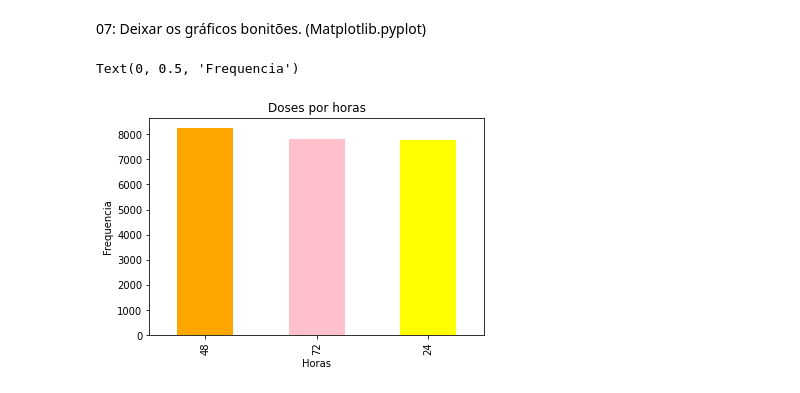
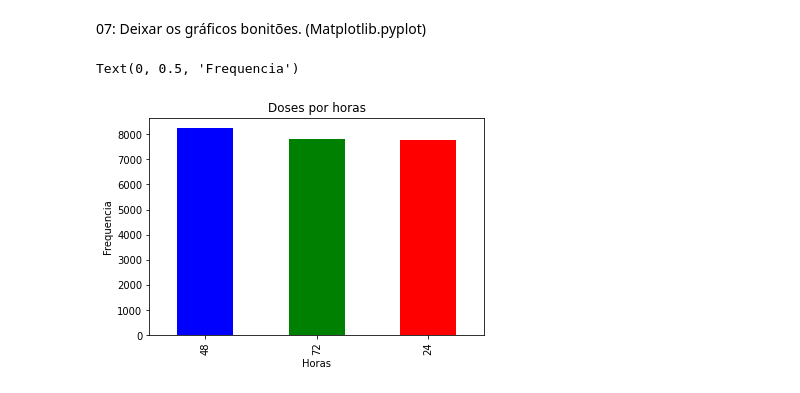
Before and after one commit to pachecodt/DataScience_Bio, a Jupyter notebook: Task_01.ipynb, the cells around one changed output. Saved outputs shown, nothing was run; the diff lists cells and outputs as text; code cells hidden in the pictures.

Commit message:
Fix chart

```diff
--- a/Task_01.ipynb
+++ b/Task_01.ipynb
@@ -405,10 +406,10 @@ dados
 # %% [markdown]
 07: Deixar os gráficos bonitões. (Matplotlib.pyplot)
 # %%
-dados['tempo'].value_counts().plot.bar(color=['orange', 'pink','yellow'])
+dados['tempo'].value_counts().plot.bar(color=['blue', 'green','red'])
 plt.title('Doses por horas')
 plt.xlabel('Horas')
 plt.ylabel('Frequencia')
 # %% [output]
 Text(0, 0.5, 'Frequencia')
-[figure, old version]
+[figure, new version]
```
Also changed, not shown: parts of 1 cell of this notebook.
